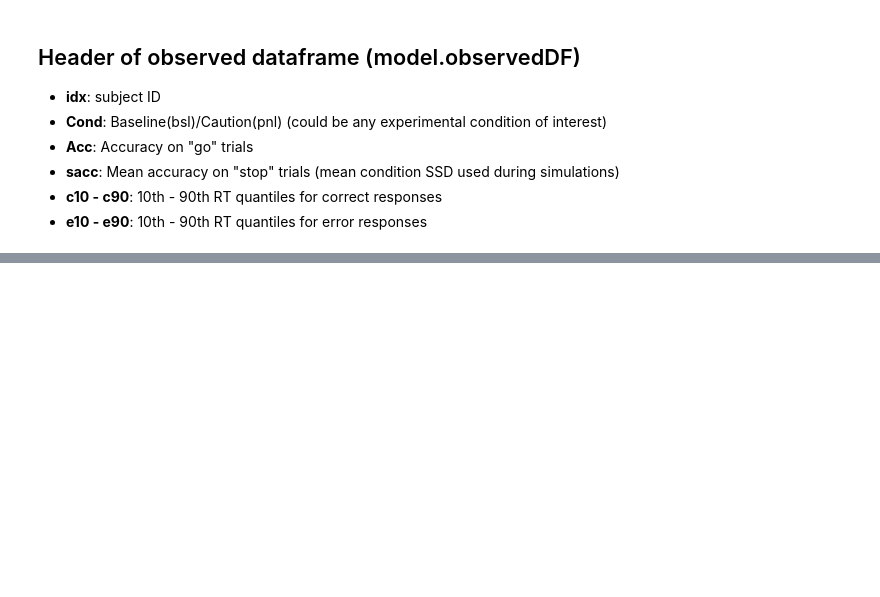
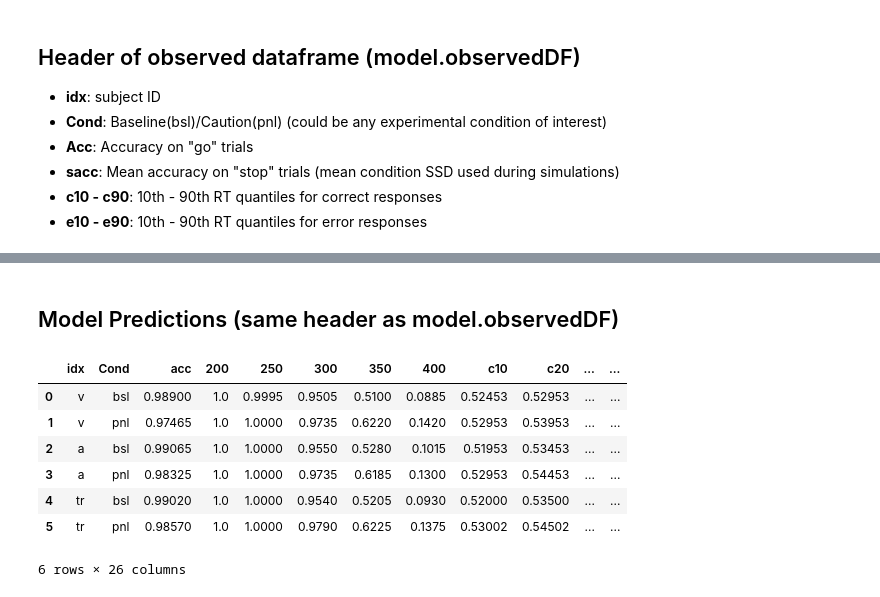
Before and after one commit to CoAxLab/radd, a Jupyter notebook: index.ipynb, the cells around one changed output, grey strips where cells are left out. Drawn from its saved outputs; the diff is of its cells as text; code cells hidden in the pictures; blank space fills up the shorter version.

```diff
--- a/index.ipynb
+++ b/index.ipynb
@@ -353,0 +336,16 @@ model = build.Model(data=data, depends_on={'xb':'Cond'})
+# %% [markdown]
+## Model Predictions (same header as model.observedDF)
+# %%
+# model predictions
+# to save as csv file: model_v.yhatDF.to_csv("save_path", index=False)
+# to extract values as numpy ndarray: model_v.yhatDF.loc[:, 'acc':].values
+model.yhatDF
+# %% [output]
+|  | idx | Cond | acc | 200 | 250 | 300 | 350 | 400 | c10 | c20 | ... | ... |
+| 0 | v | bsl | 0.98900 | 1.0 | 0.9995 | 0.9505 | 0.5100 | 0.0885 | 0.52453 | 0.52953 | ... | ... |
+| 1 | v | pnl | 0.97465 | 1.0 | 1.0000 | 0.9735 | 0.6220 | 0.1420 | 0.52953 | 0.53953 | ... | ... |
+| 2 | a | bsl | 0.99065 | 1.0 | 1.0000 | 0.9550 | 0.5280 | 0.1015 | 0.51953 | 0.53453 | ... | ... |
+| 3 | a | pnl | 0.98325 | 1.0 | 1.0000 | 0.9735 | 0.6185 | 0.1300 | 0.52953 | 0.54453 | ... | ... |
+| 4 | tr | bsl | 0.99020 | 1.0 | 1.0000 | 0.9540 | 0.5205 | 0.0930 | 0.52000 | 0.53500 | ... | ... |
+| 5 | tr | pnl | 0.98570 | 1.0 | 1.0000 | 0.9790 | 0.6225 | 0.1375 | 0.53002 | 0.54502 | ... | ... |
+6 rows × 26 columns
```
Also changed, not shown: parts of 43 cells of this notebook, 14 other files.
